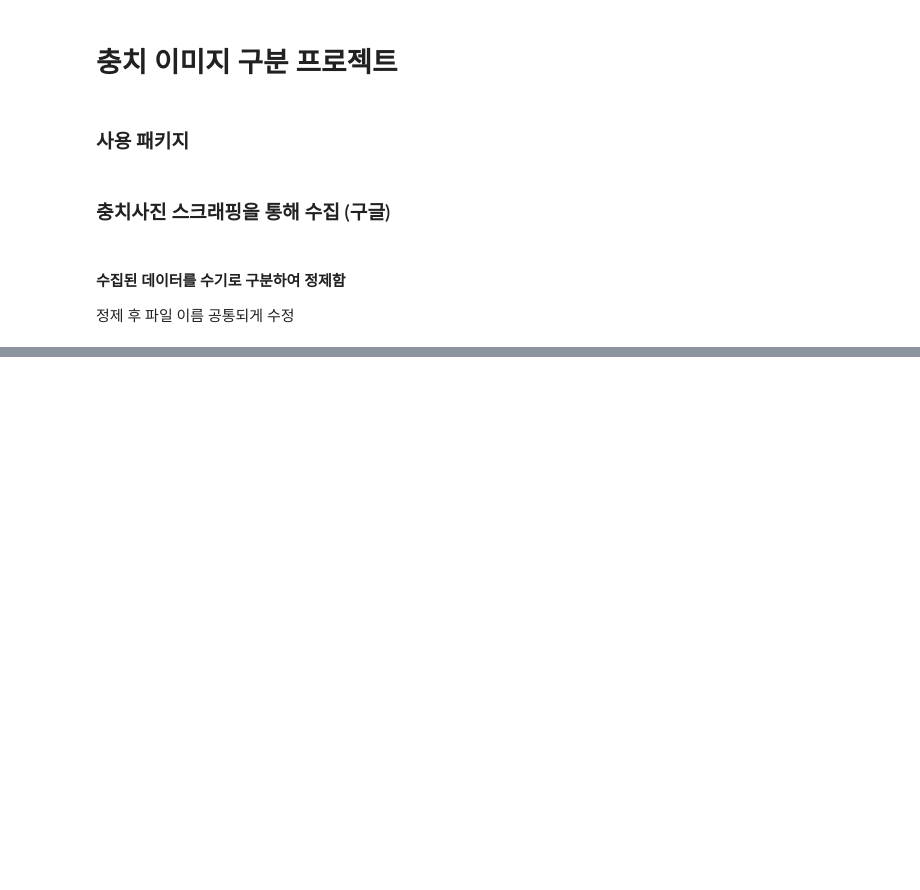
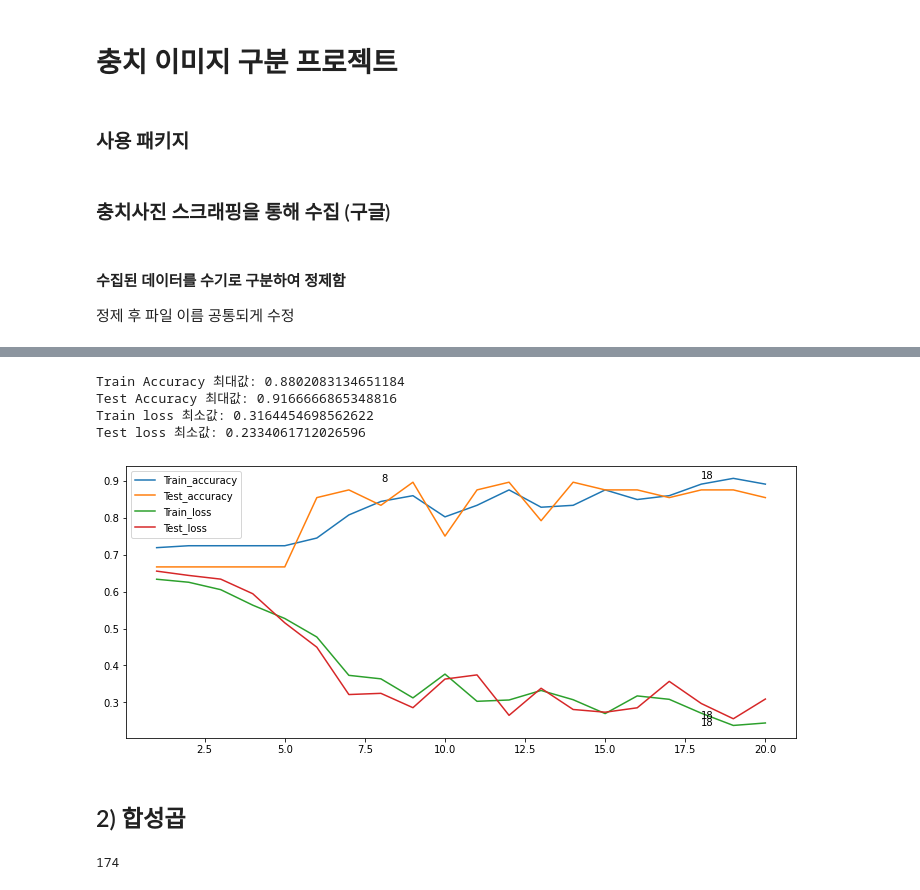
Before and after one commit to kayeehan/Python-practice, a Jupyter notebook: caries_prediction_project.ipynb, the cells around one changed output, grey strips where cells are left out. Cells and saved outputs as stored; diff of their text form; code cells hidden in the pictures; blank space fills up the shorter version.

```diff
--- a/caries_prediction_project.ipynb
+++ b/caries_prediction_project.ipynb
@@ -74,0 +159,20 @@ for index, file in enumerate(files):
+# %%
+x_train = x_train.astype('float')/255
+x_test = x_test.astype('float')/255
+# %%
+model_cnn = Sequential()
+model_cnn.add(Conv2D(filters=32,kernel_size=(3,3),strides=(1,1),padding='same',input_shape=(64,64,3),activation='relu'))
+model_cnn.add(MaxPool2D(pool_size=(2,2)))
+
+model_cnn.add(Conv2D(filters=64, kernel_size=(3,3),strides=(1,1),padding='same',activation='relu'))
+model_cnn.add(MaxPool2D(pool_size=(2,2)))
+
+model_cnn.add(Conv2D(filters=64, kernel_size=(3,3),strides=(1,1),padding='same',activation='relu'))
+model_cnn.add(MaxPool2D(pool_size=(2,2)))
+
+model_cnn.add(Flatten())
+model_cnn.add(Dense(512,activation='relu'))
+model_cnn.add(Dropout(0.5))
+
+model_cnn.add(Dense(2,activation='sigmoid'))
+model_cnn.summary()
@@ -74,0 +197,3 @@ for index, file in enumerate(files):
+# %%
+model_cnn.compile(optimizer=tf.optimizers.Adam(learning_rate=0.001),loss='binary_crossentropy',metrics=['accuracy'])
+history_cnn = model_cnn.fit(x_train,y_train,validation_data=(x_test,y_test),epochs=20,batch_size=32)
@@ -75 +218,32 @@ for index, file in enumerate(files):
+# %%
+max_train_accuracy = history_cnn.history['accuracy'][np.argmax(history_cnn.history['accuracy'])]
+max_test_accuracy = history_cnn.history['val_accuracy'][np.argmax(history_cnn.history['val_accuracy'])]
+min_train_loss =history_cnn.history['loss'][np.argmin(history_cnn.history['loss'])]
+min_test_loss = history_cnn.history['val_loss'][np.argmin(history_cnn.history['val_loss'])]
+
+print('Train Accuracy 최대값:',max_train_accuracy)
+print('Test Accuracy 최대값:',max_test_accuracy)
+print('Train loss 최소값:',min_train_loss)
+print('Test loss 최소값:',min_test_loss)
+# %% [output]
+Train Accuracy 최대값: 0.8802083134651184
+Test Accuracy 최대값: 0.9166666865348816
+Train loss 최소값: 0.3164454698562622
+Test loss 최소값: 0.2334061712026596
+# %%
+plt.figure(figsize=(12,5))
+sns.lineplot(data=history_cnn.history,x=range(1,21,1),y=history_cnn.history['accuracy'],label='Train_accuracy');
+sns.lineplot(data=history_cnn.history,x=range(1,21,1),y=history_cnn.history['val_accuracy'],label='Test_accuracy');
+sns.lineplot(data=history_cnn.history,x=range(1,21,1),y=history_cnn.history['loss'],label='Train_loss');
+sns.lineplot(data=history_cnn.history,x=range(1,21,1),y=history_cnn.history['val_loss'],label='Test_loss');
+
+plt.text(np.argmax(history_cnn.history['accuracy']),max_train_accuracy,np.argmax(history_cnn.history['accuracy']))
+plt.text(np.argmax(history_cnn.history['val_accuracy']),max_test_accuracy,np.argmax(history_cnn.history['val_accuracy']))
+plt.text(np.argmin(history_cnn.history['loss']),min_train_loss,np.argmin(history_cnn.history['loss']))
+plt.text(np.argmin(history_cnn.history['val_loss']),min_test_loss,np.argmin(history_cnn.history['val_loss']))
+plt.show()
+# %% [output]
+[figure, added]
+# %% [markdown]
+## 2) 합성곱
 # %%
@@ -77,0 +252,4 @@ categories = ['caires','no_caries']
+# %%
+len(os.listdir('c:/data_bigdata/dental_caries/pic_total/train/caries'))
+# %% [output]
+174
```
Also changed, not shown: parts of 27 cells of this notebook.
